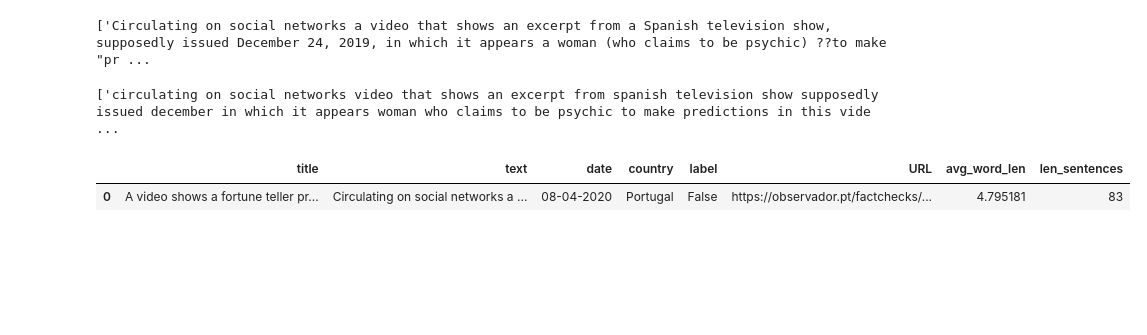
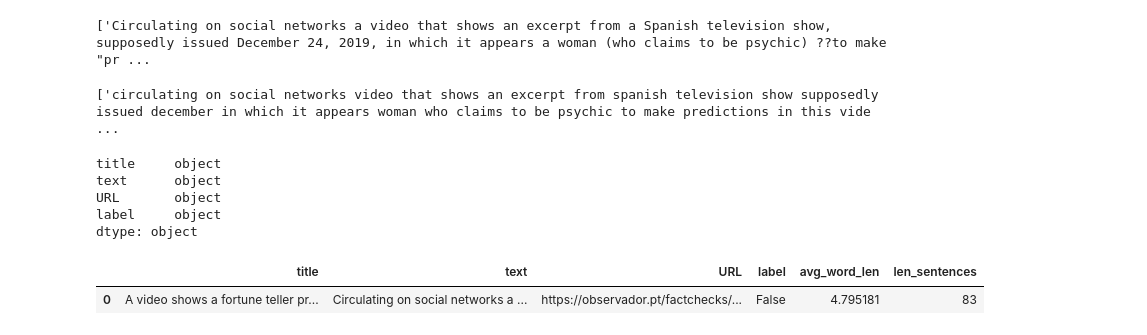
Before and after one commit to MarShaikh/FakeNews-Covid19, a Jupyter notebook: JupyterNotebooks/LSTM_RNN_Implementation.ipynb, the cells around one changed output. Cells and saved outputs as stored; diff of their text form; code cells hidden in the pictures; blank space fills up the shorter version.

```diff
--- a/JupyterNotebooks/LSTM_RNN_Implementation.ipynb
+++ b/JupyterNotebooks/LSTM_RNN_Implementation.ipynb
@@ -100,5 +115,5 @@ No Evidence                    1
 Name: label, dtype: int64
 # %%
 #removing anything except 'True' or 'False'
-df = df[df['label'].isin(['False', 'True'])]
+df_nc = df_nc[df_nc['label'].isin(['False', 'True'])]
 # %%
@@ -135,7 +136,7 @@ dtype: object
 #converting to a text array first
 all_text = []
 
-all_text.extend(list(df.text.values))
+all_text.extend(list(df_nc.text.values))
 # %%
 all_text[:1]
 # %% [output]
@@ -163,6 +165,14 @@ corpus = [clean_text(str(x)) for x in all_text]
 corpus[:1]
 # %% [output]
 ['circulating on social networks video that shows an excerpt from spanish television show supposedly issued december in which it appears woman who claims to be psychic to make predictions in this vide ...
+# %%
+df_nc.dtypes
+# %% [output]
+title     object
+text      object
+URL       object
+label     object
+dtype: object
 # %%
 #counting average length of words found in the corpus
 
@@ -174,15 +184,15 @@ def avg_wl(txt):
 
 avg_word_len = [avg_wl(sentence) for sentence in corpus]
 # %%
-df['avg_word_len'] = avg_word_len
+df_nc['avg_word_len'] = avg_word_len
 # %%
 #finding number of words present in each sentence within the corpus
 
 len_sentences = [len(s.split()) for s in corpus]
 # %%
-df['len_sentences'] = len_sentences
+df_nc['len_sentences'] = len_sentences
 # %%
-df.head(1)
+df_nc.head(1)
 # %% [output]
-|  | title | text | date | country | label | URL | avg_word_len | len_sentences |
-| 0 | A video shows a fortune teller pr... | Circulating on social networks a ... | 08-04-2020 | Portugal | False | https://observador.pt/factchecks/... | 4.795181 | 83 |
+|  | title | text | URL | label | avg_word_len | len_sentences |
+| 0 | A video shows a fortune teller pr... | Circulating on social networks a ... | https://observador.pt/factchecks/... | False | 4.795181 | 83 |
```
Also changed, not shown: parts of 48 cells of this notebook.
